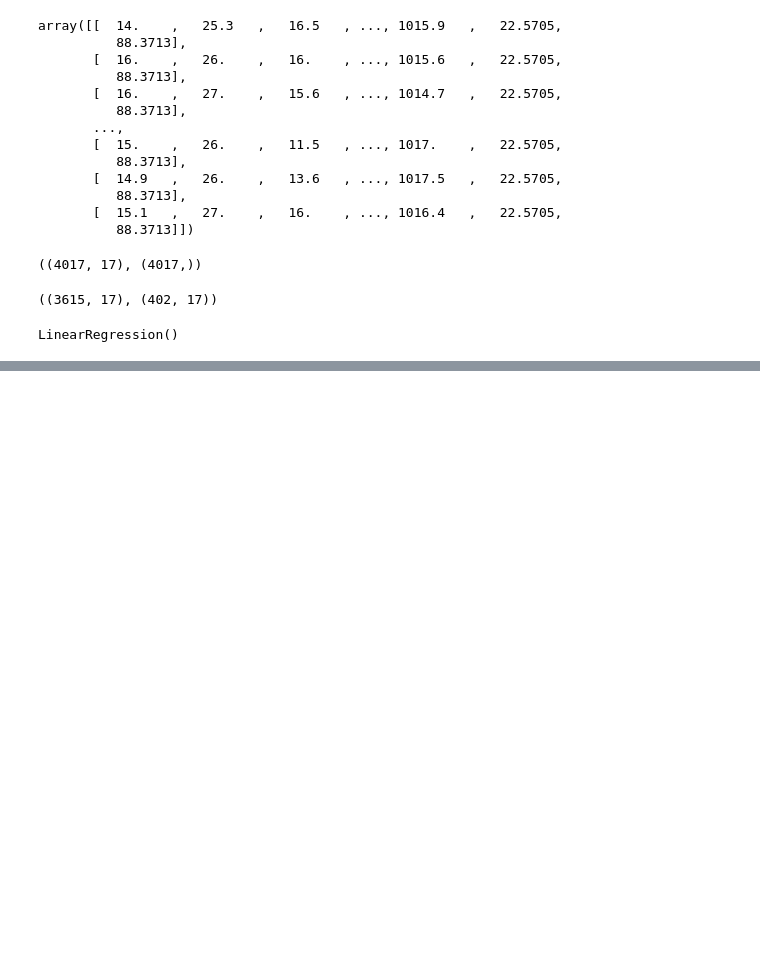
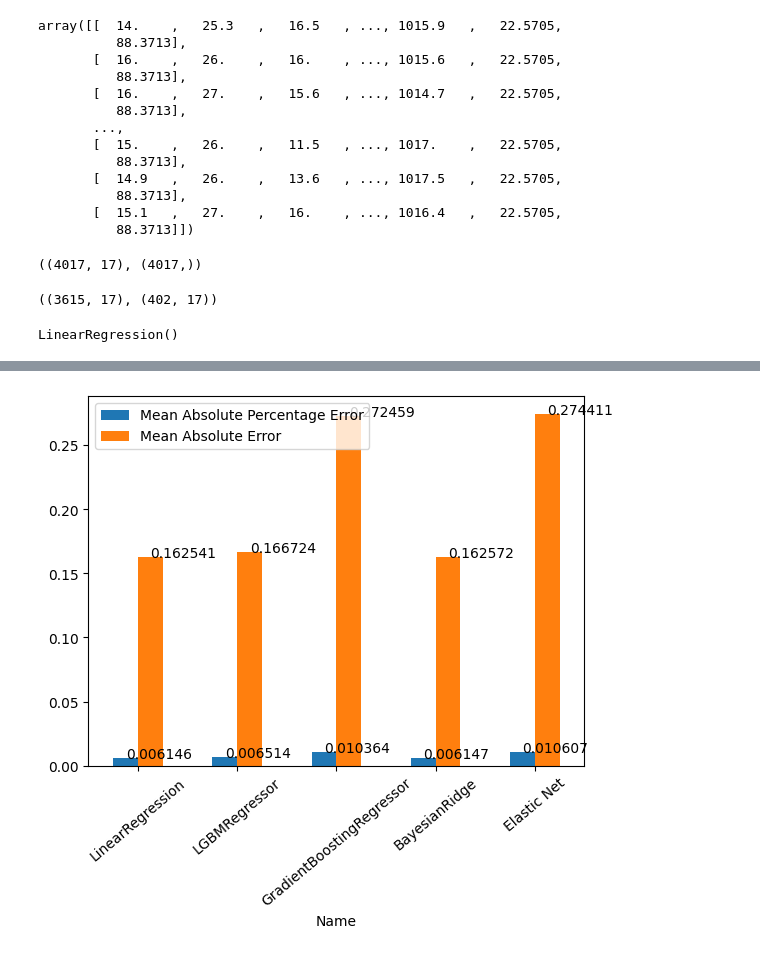
Before and after one commit to aniketpal333/ai_weather_prediction-repo, a Jupyter notebook: test.ipynb, the cells around one changed output, grey strips where cells are left out. Drawn from its saved outputs; the diff is of its cells as text; code cells hidden in the pictures; blank space fills up the shorter version.

Commit message:
Final till now
Just predict temperature from static dataset

```diff
--- a/test.ipynb
+++ b/test.ipynb
@@ -125,0 +198,5 @@ mean_absolute_error(y_pred, y_test)
+# %%
+y_pred_enr = enrmodel.predict(x_test)
+# %%
+enrp = mean_absolute_percentage_error(y_pred_enr, y_test)
+enrp
@@ -125,0 +205,3 @@ mean_absolute_error(y_pred, y_test)
+# %%
+enre = mean_absolute_error(y_pred_enr, y_test)
+enre
@@ -125,0 +210,4 @@ mean_absolute_error(y_pred, y_test)
+# %%
+data = {'Name': ['LinearRegression', 'LGBMRegressor', 'GradientBoostingRegressor', 'BayesianRidge', 'Elastic Net'], 'Mean Absolute Percentage Error': [lrp, lgbmrp, gbrp, brp, enrp], 'Mean Absolute Error': [lre, lgbmre, gbre, bre, enre]}
+df = pd.DataFrame(data)
+df
@@ -125,0 +221,7 @@ mean_absolute_error(y_pred, y_test)
+# %%
+fig, ax = plt.subplots()
+df.plot.bar(x = 'Name', y = ['Mean Absolute Percentage Error', 'Mean Absolute Error'], rot = 40, ax = ax)
+for p in ax.patches:
+    ax.annotate(np.round(p.get_height(),decimals=6), (p.get_x()+p.get_width()/2., p.get_height()))
+# %% [output]
+[figure, added]
```
Also changed, not shown: parts of 23 cells of this notebook, 1 other file.
